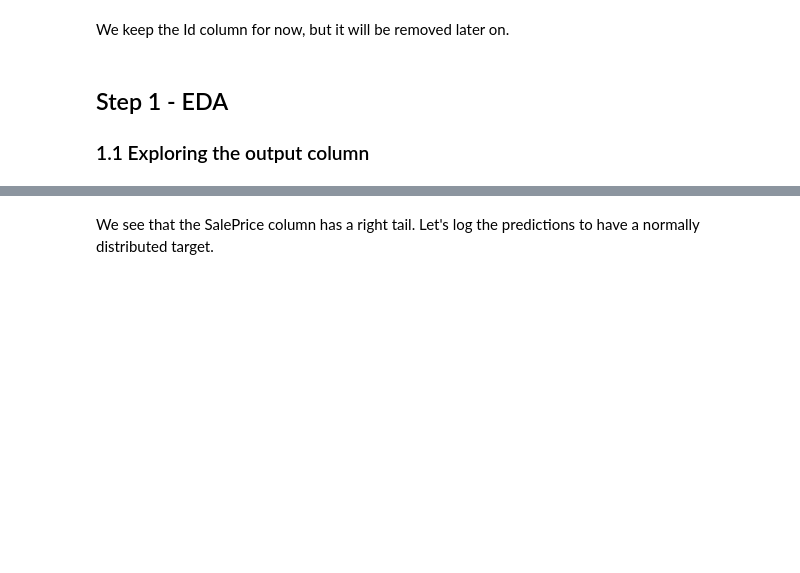
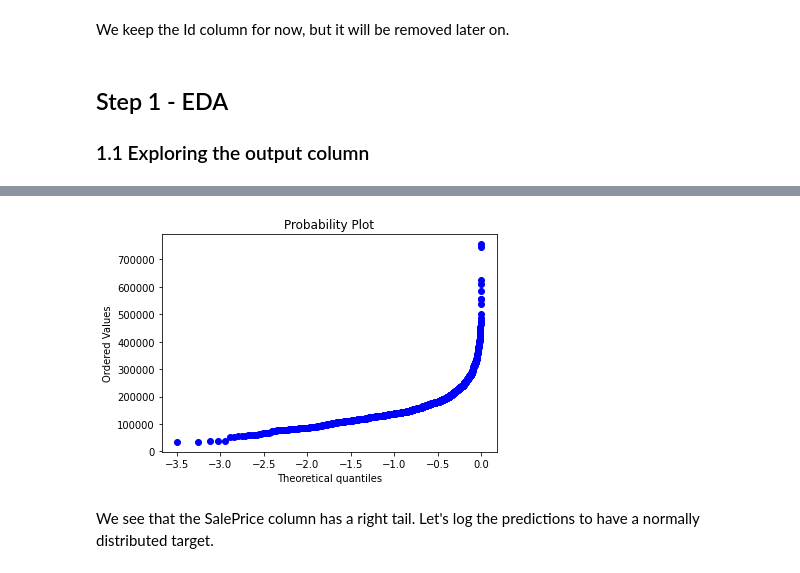
Before and after one commit to jmballard/Kaggle_HousePrice, a Jupyter notebook: analysis_notebook.ipynb, the cells around one changed output, grey strips where cells are left out. Saved outputs shown, nothing was run; the diff lists cells and outputs as text; code cells hidden in the pictures; blank space fills up the shorter version.

```diff
--- a/analysis_notebook.ipynb
+++ b/analysis_notebook.ipynb
@@ -26,2 +78,12 @@ We keep the Id column for now, but it will be removed later on.
+# %%
+# qq plot
+stats.probplot(
+    df['SalePrice'],
+    dist="norm",
+    plot=pylab
+)
+pylab.show()
+# %% [output]
+[figure, added]
 # %% [markdown]
 We see that the SalePrice column has a right tail. Let's log the predictions to have a normally distributed target.
```
Also changed, not shown: parts of 57 cells of this notebook.
